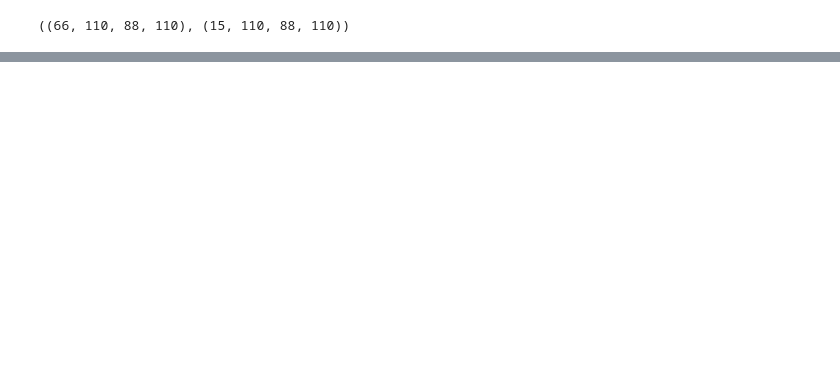
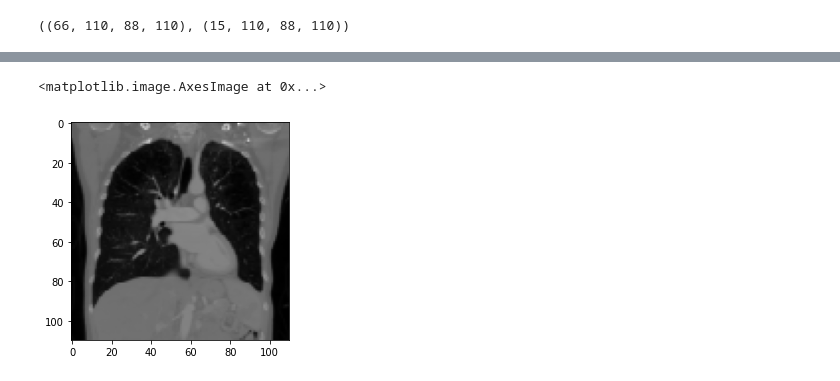
Before and after one commit to ajaynain-eng/2D-to-3D-CNN-Pivotal-Teleradiology, a Jupyter notebook: Data_models.ipynb, the cells around one changed output, grey strips where cells are left out. Cells and saved outputs as stored; diff of their text form; code cells hidden in the pictures; blank space fills up the shorter version.

```diff
--- a/Data_models.ipynb
+++ b/Data_models.ipynb
@@ -459,0 +560,8 @@ Epoch 20/20
+# %%
+s = 0
+for i in all_slices_knn_score:
+    for j in i:
+        if (j<98.5):
+            s+=1
+print(s)
+print(s/(22*110))
@@ -459,0 +571,7 @@ Epoch 20/20
+# %%
+s = 0
+for i in all_slices_knn_score:
+    for j in i:
+        if (j<98):
+            s+=1
+print(s)
@@ -459,0 +709,8 @@ Epoch 20/20
+# %%
+x = x + 0.1
+x_test_temp += 0.1
+# %%
+plt.imshow(x[0,:,:, 0], cmap = 'gray')
+# %% [output]
+<matplotlib.image.AxesImage at 0x...>
+[figure, added]
```
Also changed, not shown: parts of 99 cells of this notebook.
